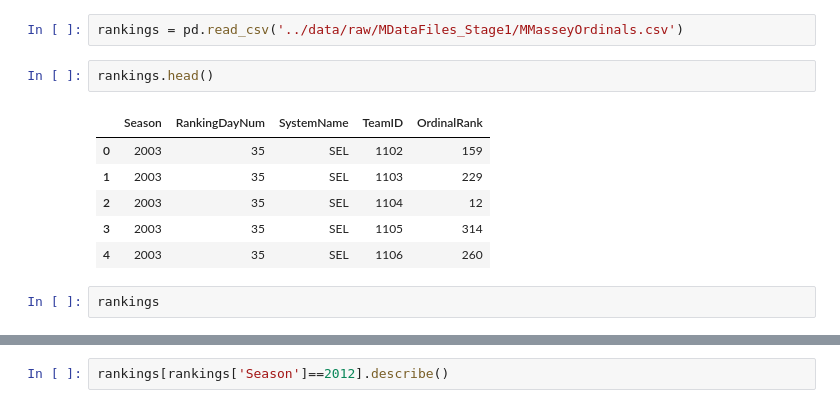
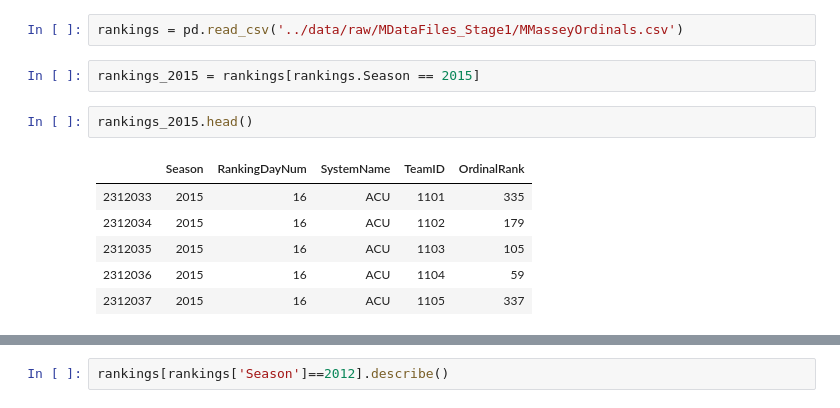
Before and after one commit to AbhishekSingl/GoogleMLCompNCAAM, a Jupyter notebook: notebooks/First Model-Copy1.ipynb, the cells around one changed output, grey strips where cells are left out. Drawn from its saved outputs; the diff is of its cells as text.

Commit message:
Scrape the ranking and Combining with events

```diff
--- a/notebooks/First Model-Copy1.ipynb
+++ b/notebooks/First Model-Copy1.ipynb
@@ -185,14 +185,14 @@ Name: Season, dtype: int64
 ### Rankings
 # %%
 rankings = pd.read_csv('../data/raw/MDataFiles_Stage1/MMasseyOrdinals.csv')
+# %%
+rankings_2015 = rankings[rankings.Season == 2015]
 # %%
-rankings.head()
+rankings_2015.head()
 # %% [output]
 |  | Season | RankingDayNum | SystemName | TeamID | OrdinalRank |
-| 0 | 2003 | 35 | SEL | 1102 | 159 |
-| 1 | 2003 | 35 | SEL | 1103 | 229 |
-| 2 | 2003 | 35 | SEL | 1104 | 12 |
-| 3 | 2003 | 35 | SEL | 1105 | 314 |
-| 4 | 2003 | 35 | SEL | 1106 | 260 |
+| 2312033 | 2015 | 16 | ACU | 1101 | 335 |
+| 2312034 | 2015 | 16 | ACU | 1102 | 179 |
+| 2312035 | 2015 | 16 | ACU | 1103 | 105 |
+| 2312036 | 2015 | 16 | ACU | 1104 | 59 |
+| 2312037 | 2015 | 16 | ACU | 1105 | 337 |
-# %%
-rankings
```
Also changed, not shown: parts of 5 cells of this notebook, 3 other files.
